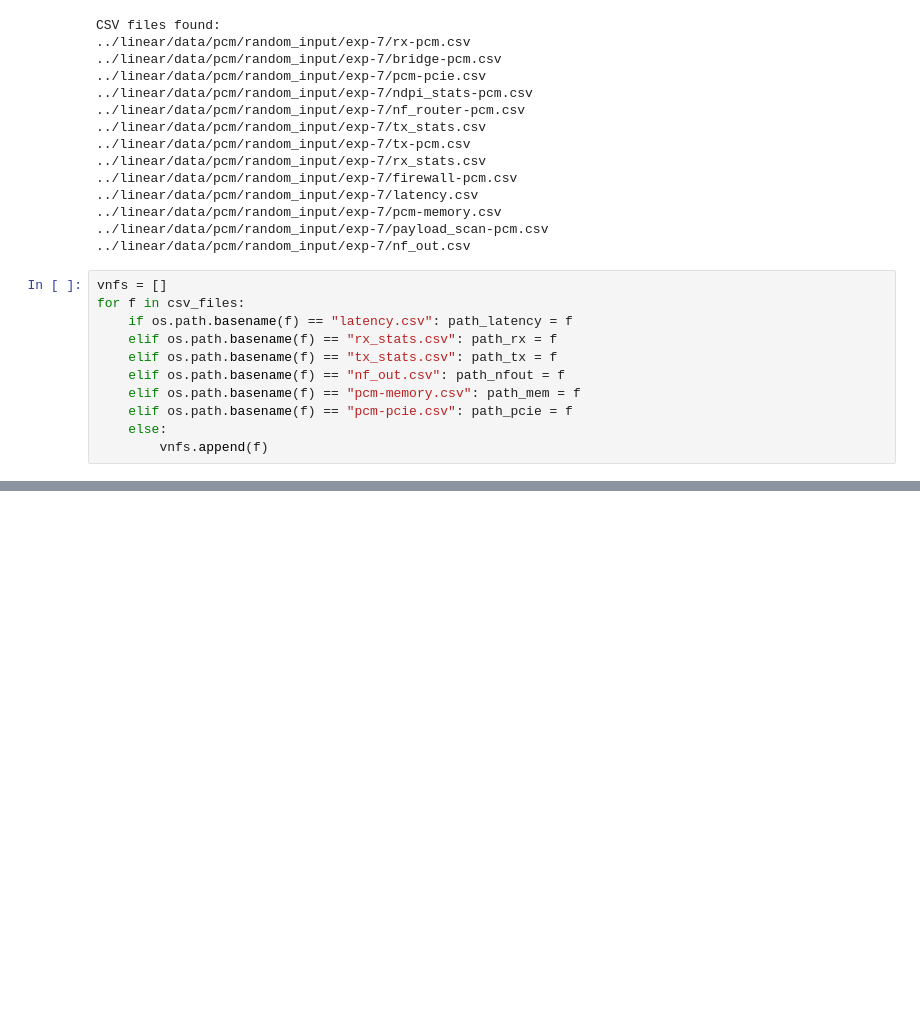
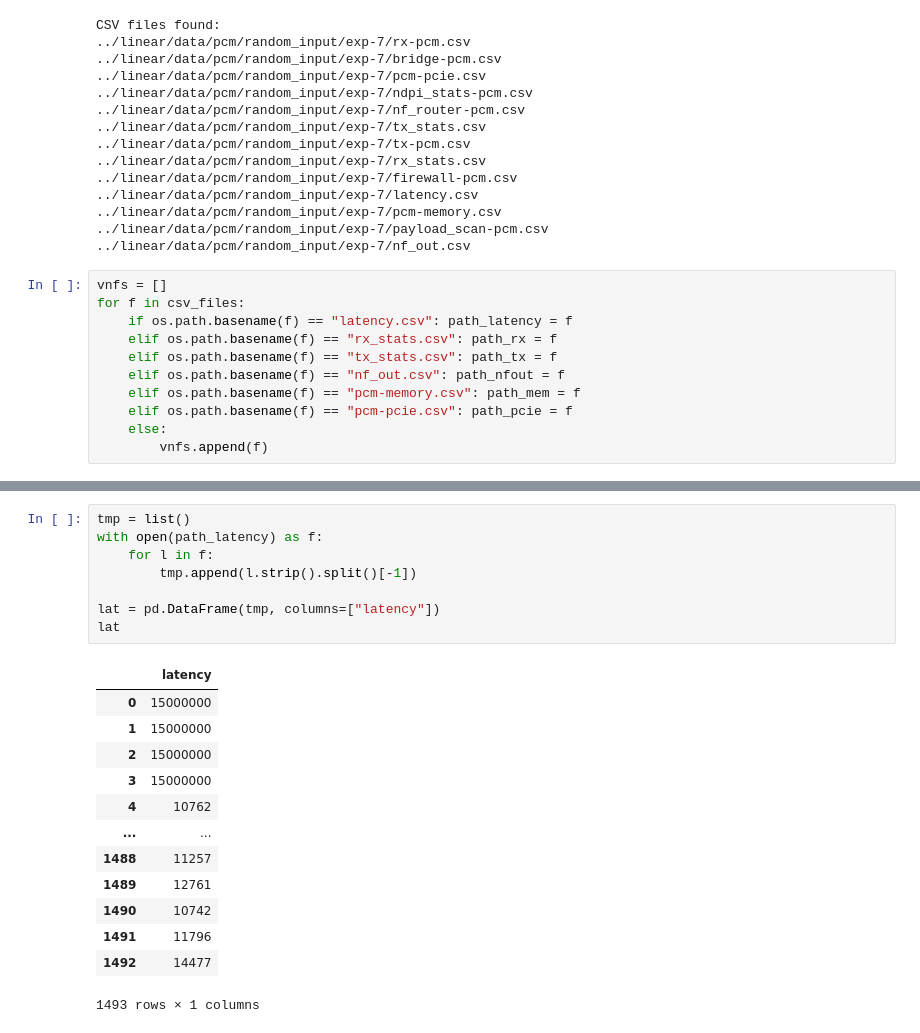
Before and after one commit to evesiphus/onvm, a Jupyter notebook: notebooks/data_preprocessing_pcm.ipynb, the cells around one changed output, grey strips where cells are left out. Drawn from its saved outputs; the diff is of its cells as text; blank space fills up the shorter version.

```diff
--- a/notebooks/data_preprocessing_pcm.ipynb
+++ b/notebooks/data_preprocessing_pcm.ipynb
@@ -161,0 +129,22 @@ bridge_INSTnom%
+# %%
+tmp = list()
+with open(path_latency) as f:
+    for l in f:
+        tmp.append(l.strip().split()[-1])
+
+lat = pd.DataFrame(tmp, columns=["latency"])
+lat
+# %% [output]
+|  | latency |
+| 0 | 15000000 |
+| 1 | 15000000 |
+| 2 | 15000000 |
+| 3 | 15000000 |
+| 4 | 10762 |
+| ... | ... |
+| 1488 | 11257 |
+| 1489 | 12761 |
+| 1490 | 10742 |
+| 1491 | 11796 |
+| 1492 | 14477 |
+1493 rows × 1 columns
```
Also changed, not shown: parts of 17 cells of this notebook, 1 other file.
